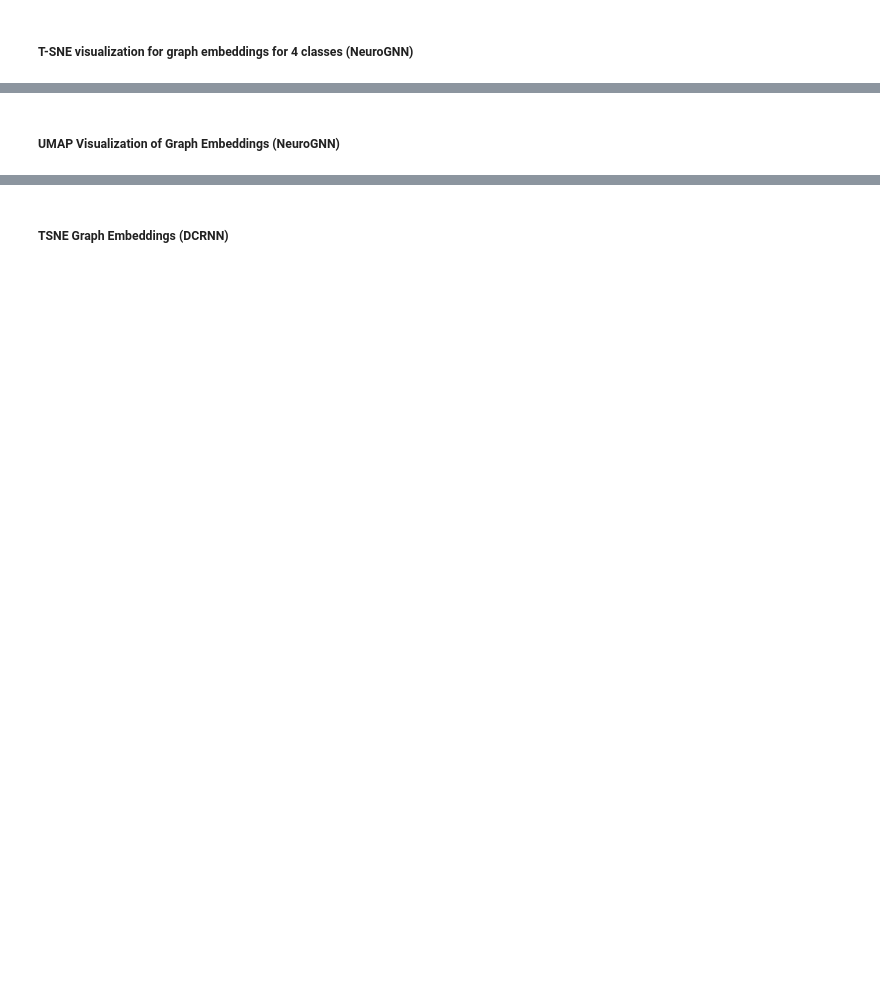
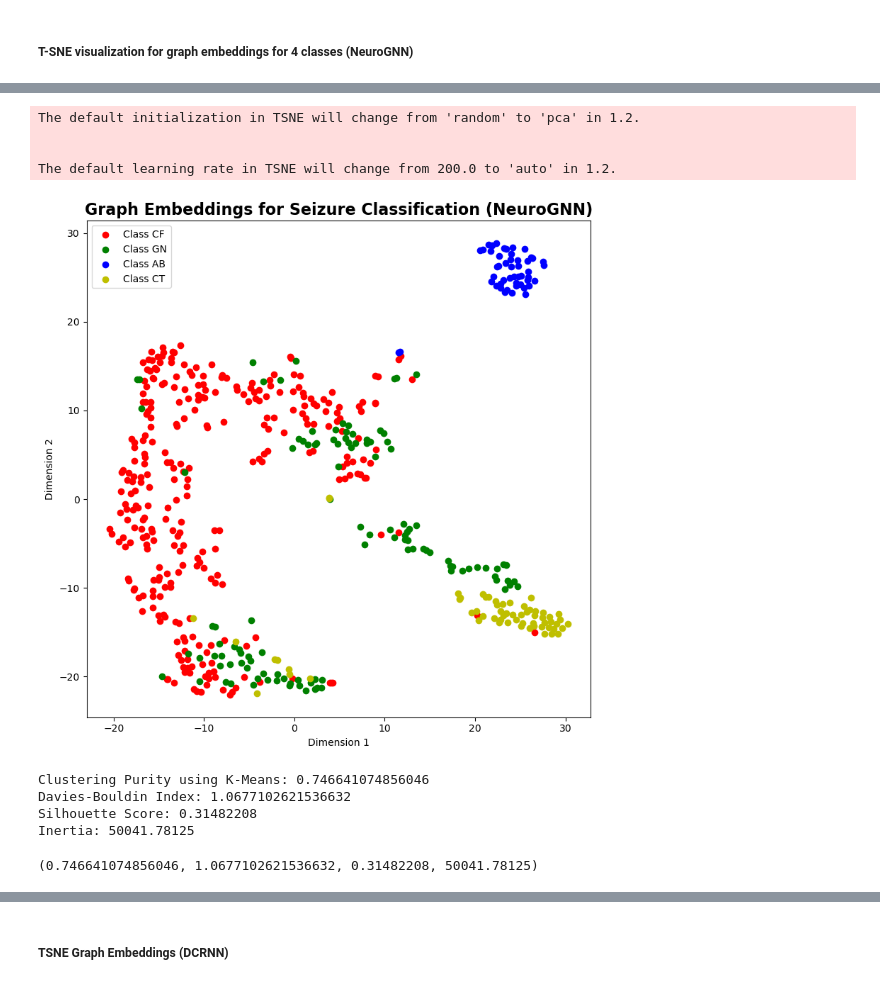
Before and after one commit to USC-InfoLab/NeuroGNN, a Jupyter notebook: analysis/performance_analysis.ipynb, the cells around one changed output, grey strips where cells are left out. Cells and saved outputs as stored; diff of their text form; code cells hidden in the pictures; blank space fills up the shorter version.

```diff
--- a/analysis/performance_analysis.ipynb
+++ b/analysis/performance_analysis.ipynb
@@ -542,7 +542,7 @@ for i in range(num_seizure_classes):
     clips_all_classes.append(clips.to(neurognn_cls_model_args.device))
     clips_all_classes_files.append(files)
 # %%
-graph_embeddings_all_classes = []
+graph_embeddings_all_classes_neurognn = []
 for i in range(num_seizure_classes):
     graph_embeddings = get_graph_embedding(neurognn_cls_model, clips_all_classes[i])
-    graph_embeddings_all_classes.append(graph_embeddings.detach().cpu().numpy())
+    graph_embeddings_all_classes_neurognn.append(graph_embeddings.detach().cpu().numpy())
@@ -685,2 +740,16 @@ The default learning rate in TSNE will change from 200.0 to 'auto' in 1.2.
-# %% [markdown]
-##### UMAP Visualization of Graph Embeddings (NeuroGNN)
+# %%
+viz_graph_embs(graph_embeddings_all_classes_neurognn, title='Graph Embeddings for Seizure Classification (NeuroGNN)', save_name='neurognn_tsne_graph_embeddings')
+# %% [output]
+The default initialization in TSNE will change from 'random' to 'pca' in 1.2.
+
+
+The default learning rate in TSNE will change from 200.0 to 'auto' in 1.2.
+[figure, added]
+# %%
+get_clustering_performance(graph_embeddings_all_classes_neurognn)
+# %% [output]
+Clustering Purity using K-Means: 0.746641074856046
+Davies-Bouldin Index: 1.0677102621536632
+Silhouette Score: 0.31482208
+Inertia: 50041.78125
+(0.746641074856046, 1.0677102621536632, 0.31482208, 50041.78125)
```
Also changed, not shown: parts of 24 cells of this notebook, 16 other files.
